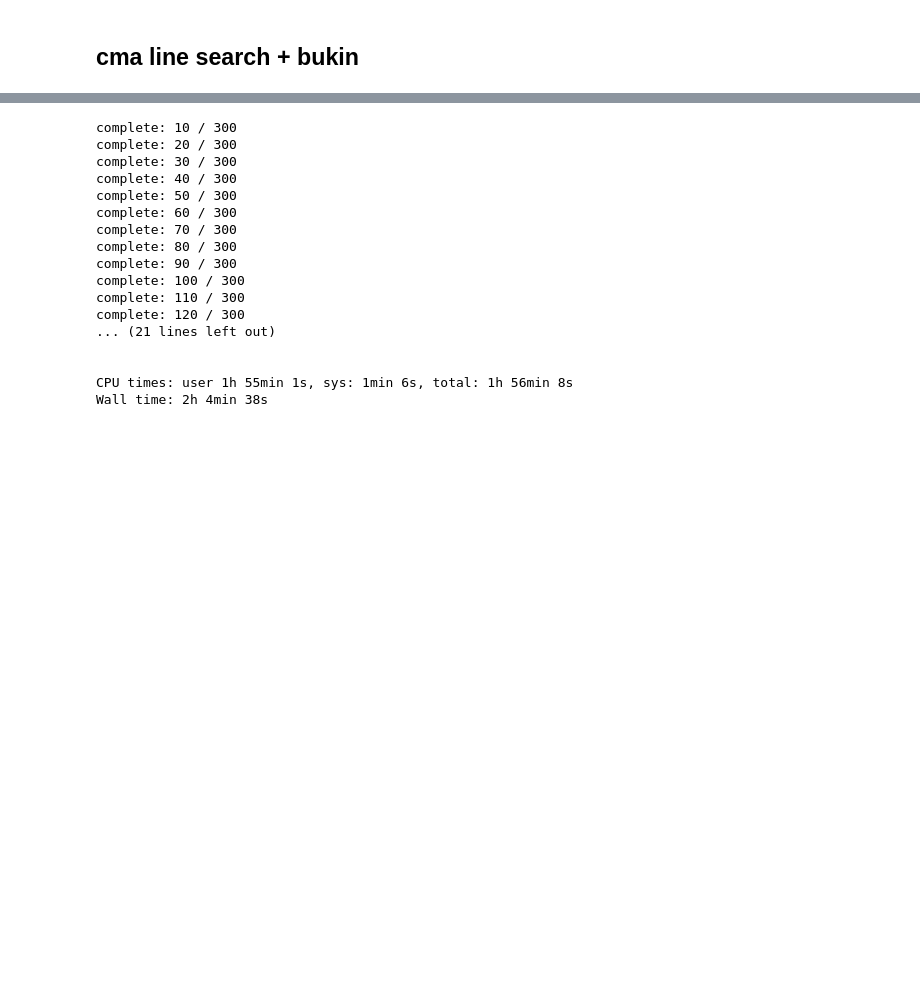
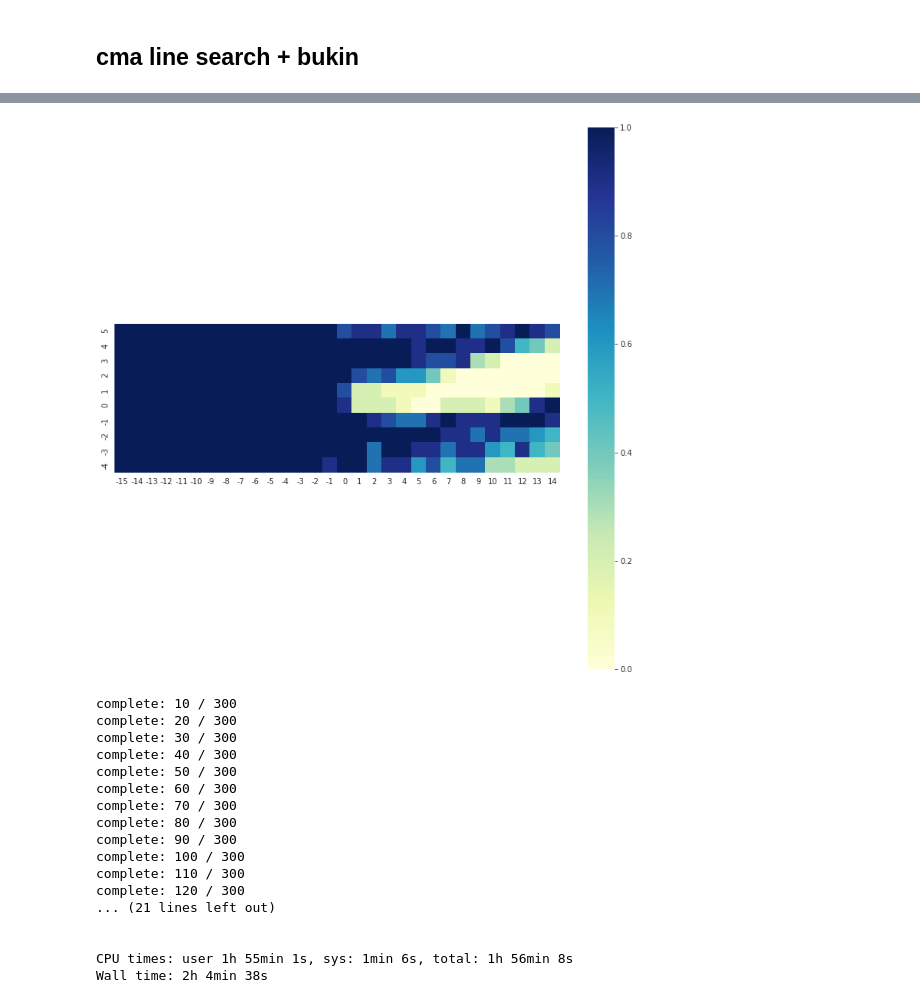
Before and after one commit to huajian1069/non-convex-optimisation, a Jupyter notebook: plot_statistical_convergence_cost_graph .ipynb, the cells around one changed output, grey strips where cells are left out. Cells and saved outputs as stored; diff of their text form; code cells hidden in the pictures; blank space fills up the shorter version.

```diff
--- a/plot_statistical_convergence_cost_graph .ipynb
+++ b/plot_statistical_convergence_cost_graph .ipynb
@@ -269,3 +309,7 @@ ana_cma.plot_hotmap_cost()
+# %%
+ana_cma.plot_hotmap_prob()
+# %% [output]
+[figure, added]
 # %%
 cma_ln = setup_compsite_cma_bukin(line_search(alpha=1e-5, beta=2e-5))
 %time ana_ln = do_multiple_exps_on_bukin(cma_ln, SEED)
```
Also changed, not shown: parts of 7 cells of this notebook, 2 other files.
